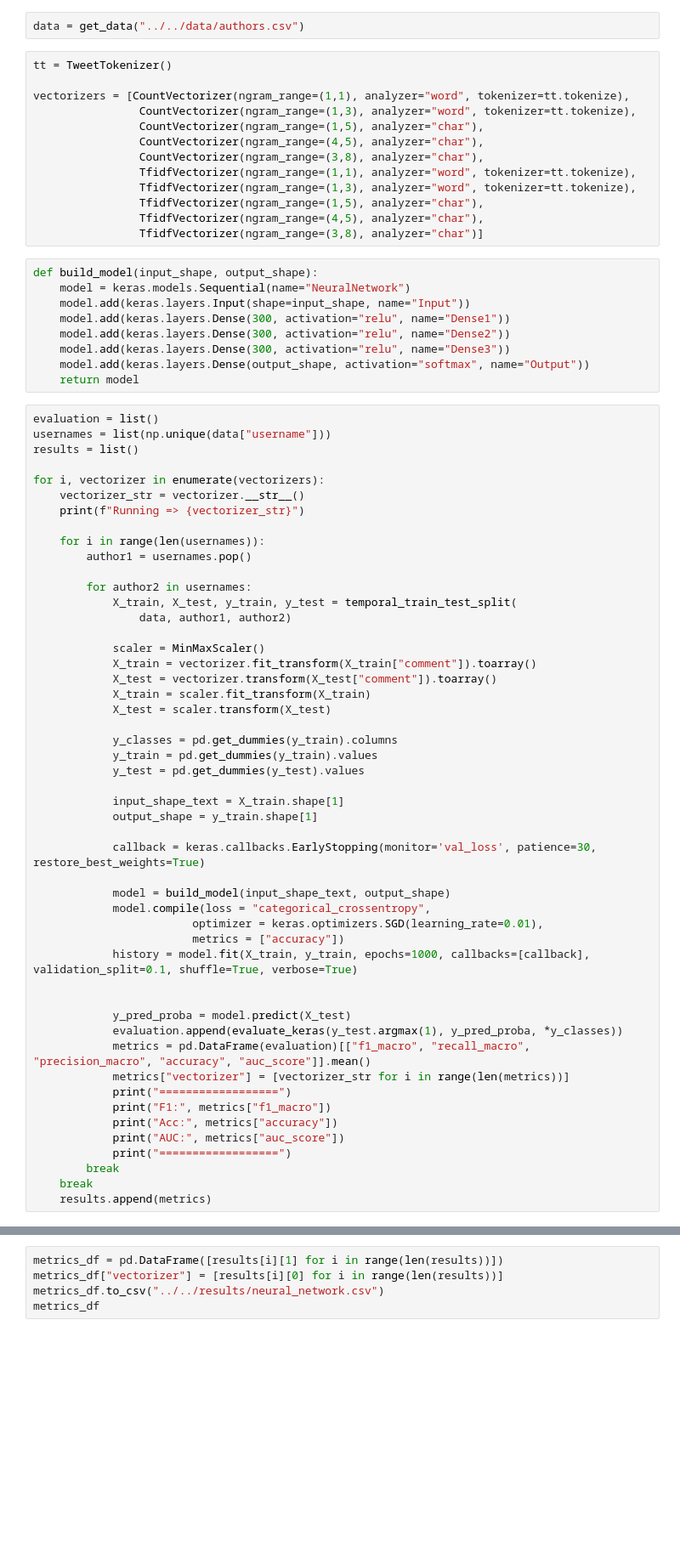
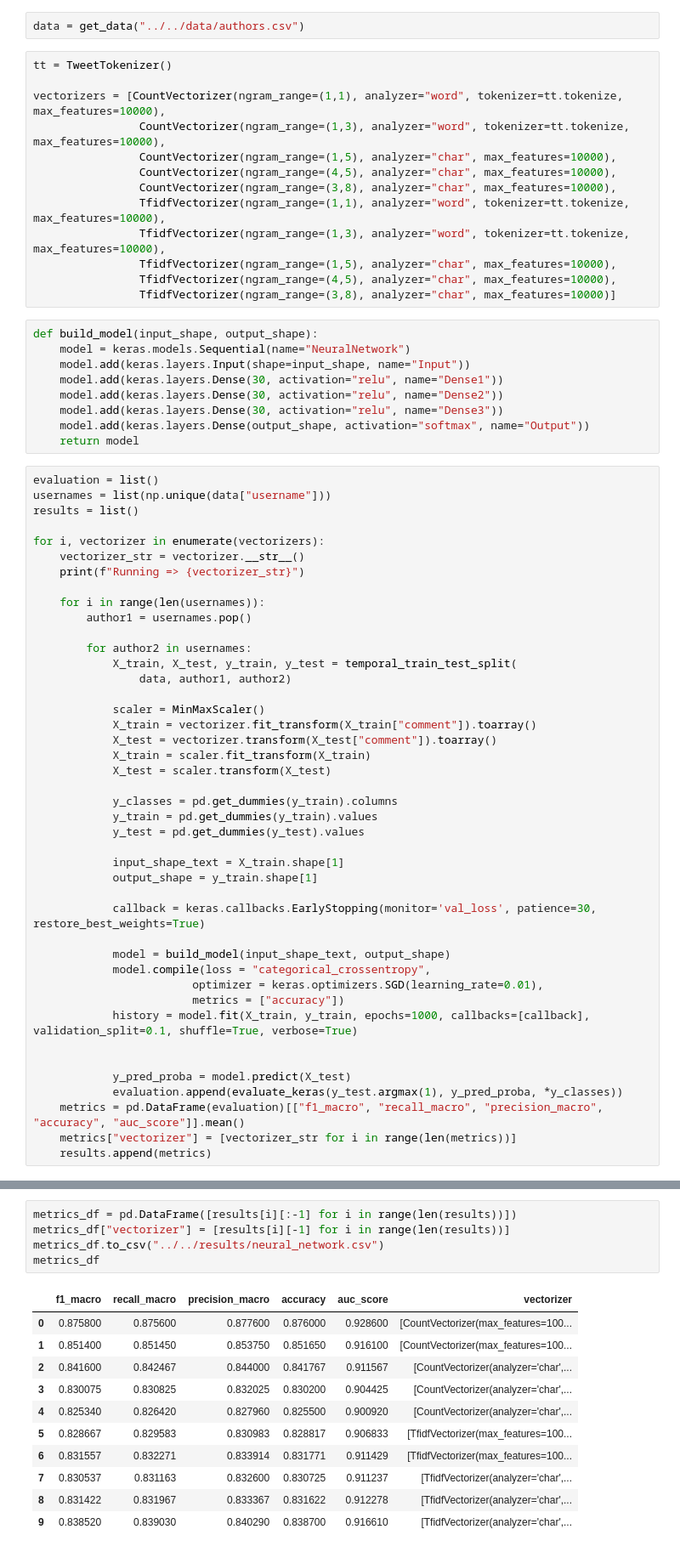
Before and after one commit to matiasvinicius/reddit-in-portuguese, a Jupyter notebook: notebooks/deep_learning/neural_network.ipynb, the cells around one changed output, grey strips where cells are left out. Shown: that part at 85% size. Saved outputs shown, nothing was run; the diff lists cells and outputs as text; blank space fills up the shorter version.

Commit message:
Add neural network results

```diff
--- a/notebooks/deep_learning/neural_network.ipynb
+++ b/notebooks/deep_learning/neural_network.ipynb
@@ -18,23 +21,23 @@ data = get_data("../../data/authors.csv")
 # %%
 tt = TweetTokenizer()
 
-vectorizers = [CountVectorizer(ngram_range=(1,1), analyzer="word", tokenizer=tt.tokenize),
-                CountVectorizer(ngram_range=(1,3), analyzer="word", tokenizer=tt.tokenize),
-                CountVectorizer(ngram_range=(1,5), analyzer="char"),
-                CountVectorizer(ngram_range=(4,5), analyzer="char"),
-                CountVectorizer(ngram_range=(3,8), analyzer="char"),
-                TfidfVectorizer(ngram_range=(1,1), analyzer="word", tokenizer=tt.tokenize),
-                TfidfVectorizer(ngram_range=(1,3), analyzer="word", tokenizer=tt.tokenize),
-                TfidfVectorizer(ngram_range=(1,5), analyzer="char"),
-                TfidfVectorizer(ngram_range=(4,5), analyzer="char"),
-                TfidfVectorizer(ngram_range=(3,8), analyzer="char")]
+vectorizers = [CountVectorizer(ngram_range=(1,1), analyzer="word", tokenizer=tt.tokenize, max_features=10000),
+                CountVectorizer(ngram_range=(1,3), analyzer="word", tokenizer=tt.tokenize, max_features=10000),
+                CountVectorizer(ngram_range=(1,5), analyzer="char", max_features=10000),
+                CountVectorizer(ngram_range=(4,5), analyzer="char", max_features=10000),
+                CountVectorizer(ngram_range=(3,8), analyzer="char", max_features=10000),
+                TfidfVectorizer(ngram_range=(1,1), analyzer="word", tokenizer=tt.tokenize, max_features=10000),
+                TfidfVectorizer(ngram_range=(1,3), analyzer="word", tokenizer=tt.tokenize, max_features=10000),
+                TfidfVectorizer(ngram_range=(1,5), analyzer="char", max_features=10000),
+                TfidfVectorizer(ngram_range=(4,5), analyzer="char", max_features=10000),
+                TfidfVectorizer(ngram_range=(3,8), analyzer="char", max_features=10000)]
 # %%
 def build_model(input_shape, output_shape):
     model = keras.models.Sequential(name="NeuralNetwork")
     model.add(keras.layers.Input(shape=input_shape, name="Input"))
-    model.add(keras.layers.Dense(300, activation="relu", name="Dense1"))
-    model.add(keras.layers.Dense(300, activation="relu", name="Dense2"))
-    model.add(keras.layers.Dense(300, activation="relu", name="Dense3"))
+    model.add(keras.layers.Dense(30, activation="relu", name="Dense1"))
+    model.add(keras.layers.Dense(30, activation="relu", name="Dense2"))
+    model.add(keras.layers.Dense(30, activation="relu", name="Dense3"))
     model.add(keras.layers.Dense(output_shape, activation="softmax", name="Output"))
     return model
 # %%
@@ -77,14 +80,7 @@ for i, vectorizer in enumerate(vectorizers):
 
             y_pred_proba = model.predict(X_test)
             evaluation.append(evaluate_keras(y_test.argmax(1), y_pred_proba, *y_classes))
-            metrics = pd.DataFrame(evaluation)[["f1_macro", "recall_macro", "precision_macro", "accuracy", "auc_score"]].mean()
-            metrics["vectorizer"] = [vectorizer_str for i in range(len(metrics))]
-            print("==================")
-            print("F1:", metrics["f1_macro"])
-            print("Acc:", metrics["accuracy"])
-            print("AUC:", metrics["auc_score"])
-            print("==================")
-        break
-    break
+    metrics = pd.DataFrame(evaluation)[["f1_macro", "recall_macro", "precision_macro", "accuracy", "auc_score"]].mean()
+    metrics["vectorizer"] = [vectorizer_str for i in range(len(metrics))]
     results.append(metrics)
 # %% [output]
@@ -110,5 +111,17 @@ results
 # %%
-metrics_df = pd.DataFrame([results[i][1] for i in range(len(results))])
-metrics_df["vectorizer"] = [results[i][0] for i in range(len(results))]
+metrics_df = pd.DataFrame([results[i][:-1] for i in range(len(results))])
+metrics_df["vectorizer"] = [results[i][-1] for i in range(len(results))]
 metrics_df.to_csv("../../results/neural_network.csv")
 metrics_df
+# %% [output]
+|  | f1_macro | recall_macro | precision_macro | accuracy | auc_score | vectorizer |
+| 0 | 0.875800 | 0.875600 | 0.877600 | 0.876000 | 0.928600 | [CountVectorizer(max_features=100... |
+| 1 | 0.851400 | 0.851450 | 0.853750 | 0.851650 | 0.916100 | [CountVectorizer(max_features=100... |
+| 2 | 0.841600 | 0.842467 | 0.844000 | 0.841767 | 0.911567 | [CountVectorizer(analyzer='char',... |
+| 3 | 0.830075 | 0.830825 | 0.832025 | 0.830200 | 0.904425 | [CountVectorizer(analyzer='char',... |
+| 4 | 0.825340 | 0.826420 | 0.827960 | 0.825500 | 0.900920 | [CountVectorizer(analyzer='char',... |
+| 5 | 0.828667 | 0.829583 | 0.830983 | 0.828817 | 0.906833 | [TfidfVectorizer(max_features=100... |
+| 6 | 0.831557 | 0.832271 | 0.833914 | 0.831771 | 0.911429 | [TfidfVectorizer(max_features=100... |
+| 7 | 0.830537 | 0.831163 | 0.832600 | 0.830725 | 0.911237 | [TfidfVectorizer(analyzer='char',... |
+| 8 | 0.831422 | 0.831967 | 0.833367 | 0.831622 | 0.912278 | [TfidfVectorizer(analyzer='char',... |
+| 9 | 0.838520 | 0.839030 | 0.840290 | 0.838700 | 0.916610 | [TfidfVectorizer(analyzer='char',... |
```
Also changed, not shown: parts of 3 cells of this notebook, 1 other file.
